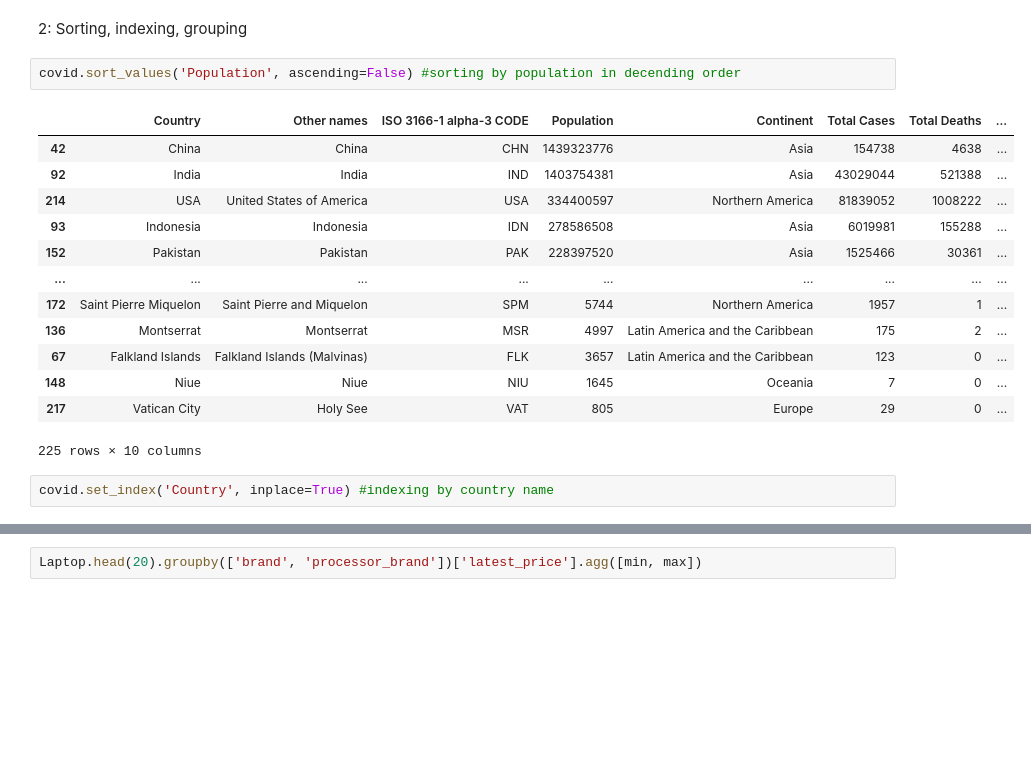
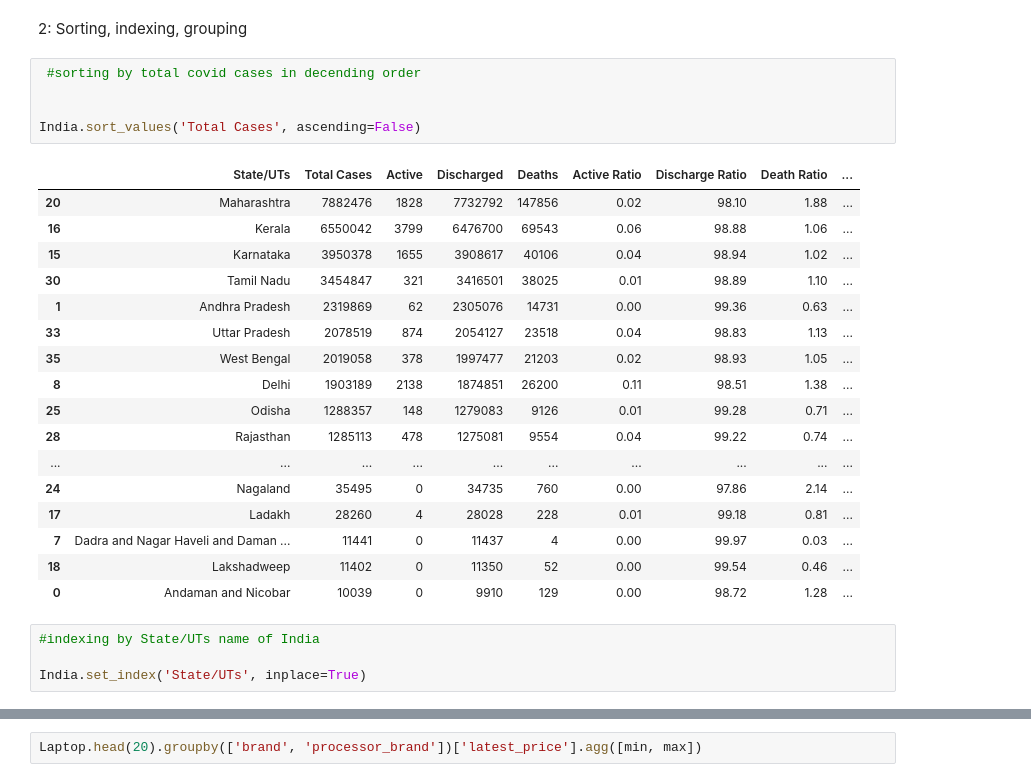
Before and after one commit to shashank1391/UCDPA_Shashankgupta, a Jupyter notebook: Project_shashank.ipynb, the cells around one changed output, grey strips where cells are left out. Cells and saved outputs as stored; diff of their text form; blank space fills up the shorter version.

```diff
--- a/Project_shashank.ipynb
+++ b/Project_shashank.ipynb
@@ -41,21 +83,30 @@ covid.head(10)
 # %% [markdown]
 2: Sorting, indexing, grouping
 # %%
-covid.sort_values('Population', ascending=False) #sorting by population in decending order
+ #sorting by total covid cases in decending order
+
+
+India.sort_values('Total Cases', ascending=False)
 # %% [output]
-|  | Country | Other names | ISO 3166-1 alpha-3 CODE | Population | Continent | Total Cases | Total Deaths | ... |
-| 42 | China | China | CHN | 1439323776 | Asia | 154738 | 4638 | ... |
-| 92 | India | India | IND | 1403754381 | Asia | 43029044 | 521388 | ... |
-| 214 | USA | United States of America | USA | 334400597 | Northern America | 81839052 | 1008222 | ... |
-| 93 | Indonesia | Indonesia | IDN | 278586508 | Asia | 6019981 | 155288 | ... |
-| 152 | Pakistan | Pakistan | PAK | 228397520 | Asia | 1525466 | 30361 | ... |
-| ... | ... | ... | ... | ... | ... | ... | ... | ... |
-| 172 | Saint Pierre Miquelon | Saint Pierre and Miquelon | SPM | 5744 | Northern America | 1957 | 1 | ... |
-| 136 | Montserrat | Montserrat | MSR | 4997 | Latin America and the Caribbean | 175 | 2 | ... |
-| 67 | Falkland Islands | Falkland Islands (Malvinas) | FLK | 3657 | Latin America and the Caribbean | 123 | 0 | ... |
-| 148 | Niue | Niue | NIU | 1645 | Oceania | 7 | 0 | ... |
-| 217 | Vatican City | Holy See | VAT | 805 | Europe | 29 | 0 | ... |
+|  | State/UTs | Total Cases | Active | Discharged | Deaths | Active Ratio | Discharge Ratio | Death Ratio | ... |
+| 20 | Maharashtra | 7882476 | 1828 | 7732792 | 147856 | 0.02 | 98.10 | 1.88 | ... |
+| 16 | Kerala | 6550042 | 3799 | 6476700 | 69543 | 0.06 | 98.88 | 1.06 | ... |
+| 15 | Karnataka | 3950378 | 1655 | 3908617 | 40106 | 0.04 | 98.94 | 1.02 | ... |
+| 30 | Tamil Nadu | 3454847 | 321 | 3416501 | 38025 | 0.01 | 98.89 | 1.10 | ... |
+| 1 | Andhra Pradesh | 2319869 | 62 | 2305076 | 14731 | 0.00 | 99.36 | 0.63 | ... |
+| 33 | Uttar Pradesh | 2078519 | 874 | 2054127 | 23518 | 0.04 | 98.83 | 1.13 | ... |
+| 35 | West Bengal | 2019058 | 378 | 1997477 | 21203 | 0.02 | 98.93 | 1.05 | ... |
+| 8 | Delhi | 1903189 | 2138 | 1874851 | 26200 | 0.11 | 98.51 | 1.38 | ... |
+| 25 | Odisha | 1288357 | 148 | 1279083 | 9126 | 0.01 | 99.28 | 0.71 | ... |
+| 28 | Rajasthan | 1285113 | 478 | 1275081 | 9554 | 0.04 | 99.22 | 0.74 | ... |
+| ... | ... | ... | ... | ... | ... | ... | ... | ... | ... |
+| 24 | Nagaland | 35495 | 0 | 34735 | 760 | 0.00 | 97.86 | 2.14 | ... |
+| 17 | Ladakh | 28260 | 4 | 28028 | 228 | 0.01 | 99.18 | 0.81 | ... |
+| 7 | Dadra and Nagar Haveli and Daman ... | 11441 | 0 | 11437 | 4 | 0.00 | 99.97 | 0.03 | ... |
+| 18 | Lakshadweep | 11402 | 0 | 11350 | 52 | 0.00 | 99.54 | 0.46 | ... |
+| 0 | Andaman and Nicobar | 10039 | 0 | 9910 | 129 | 0.00 | 98.72 | 1.28 | ... |
-225 rows × 10 columns
 # %%
-covid.set_index('Country', inplace=True) #indexing by country name
+#indexing by State/UTs name of India
+
+India.set_index('State/UTs', inplace=True)
 # %%
```
Also changed, not shown: parts of 62 cells of this notebook, 6 other files.
